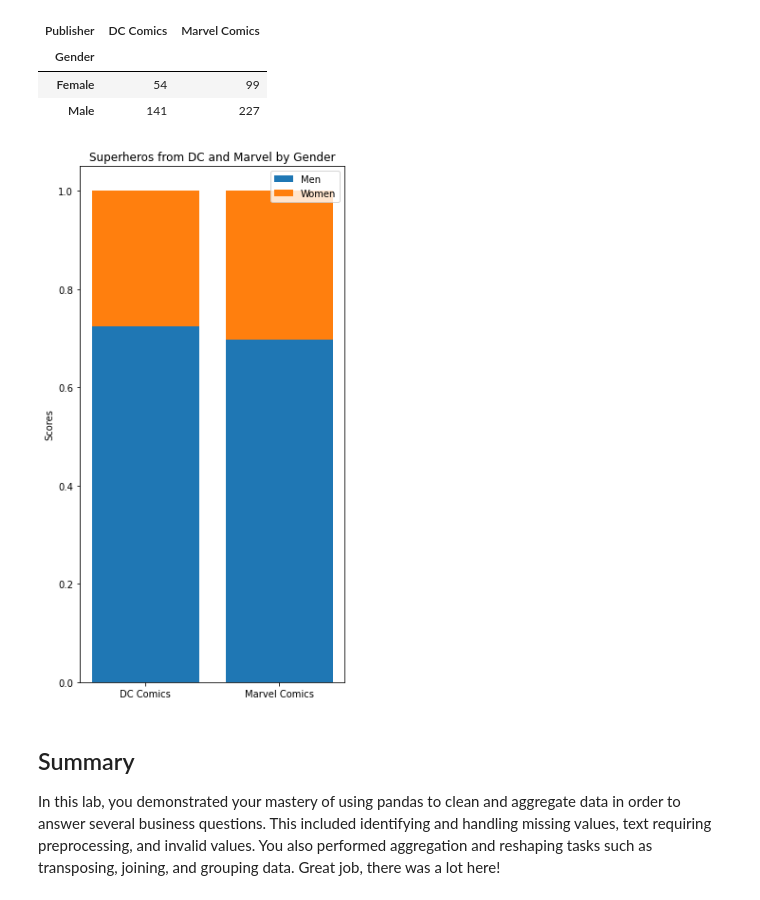
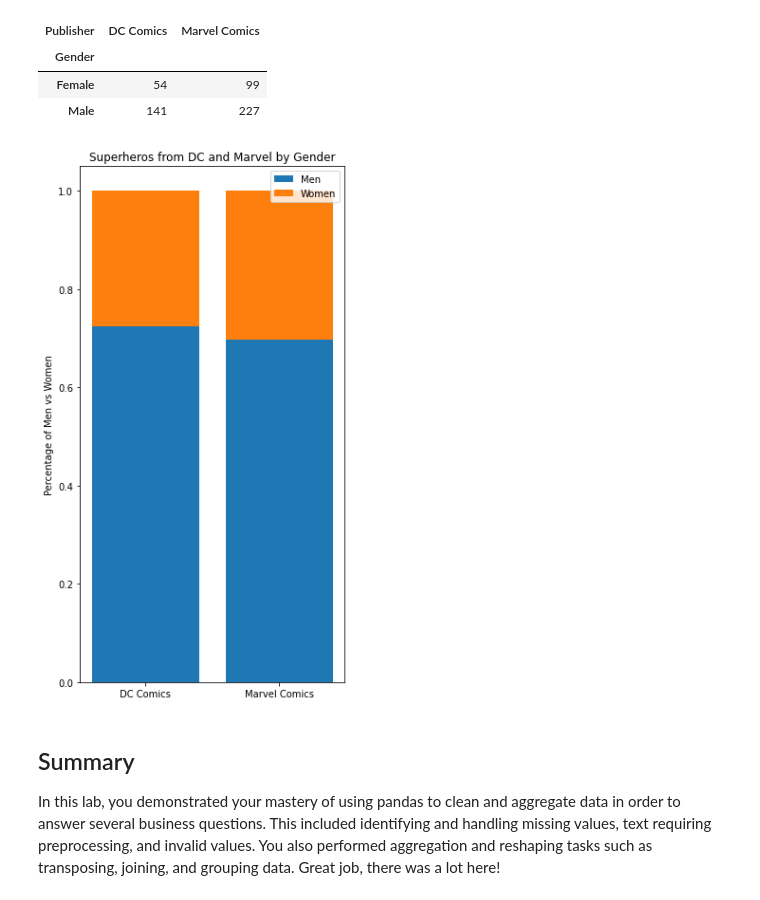
Before and after one commit to ChuckNadel/dsc-pandas-data-cleaning-lab-master, a Jupyter notebook: index.ipynb, the cells around one changed output. Drawn from its saved outputs; the diff is of its cells as text; code cells hidden in the pictures.

Commit message:
Final Graph Fix

```diff
--- a/index.ipynb
+++ b/index.ipynb
@@ -746,22 +746,22 @@ compTable
 # %%
 
 labels = ['DC Comics', 'Marvel Comics']
 men_data = [(141/195), (227/326)]
 women_data = [(54/195),(99/326)]
 
 fig, ax = plt.subplots(figsize = (5,10))
 
 ax.bar(labels, men_data, label='Men')
 ax.bar(labels, women_data, bottom=men_data,
        label='Women')
 
-ax.set_ylabel('Scores')
+ax.set_ylabel('Percentage of Men vs Women')
 ax.set_title('Superheros from DC and Marvel by Gender')
 ax.legend()
 
 plt.show()
 # %% [output]
-[figure, old version]
+[figure, new version]
 # %%
 # Marvel more progressive confirmed
 # %% [markdown]
```
